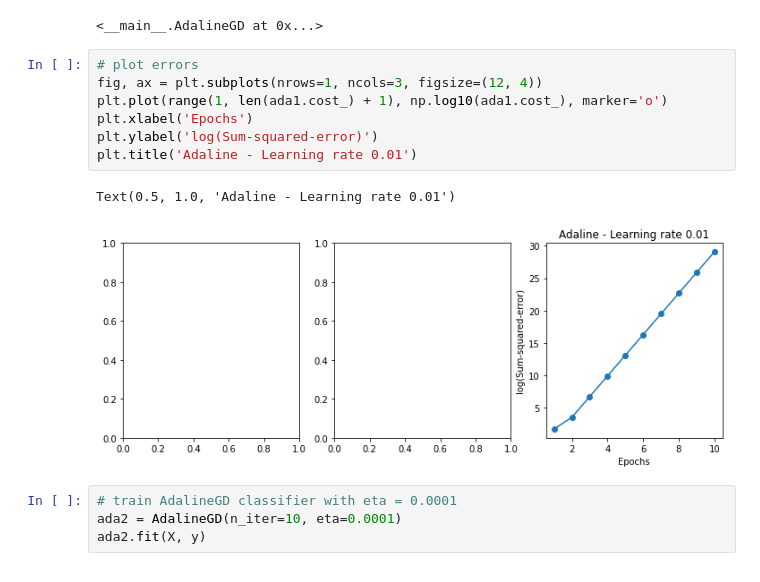
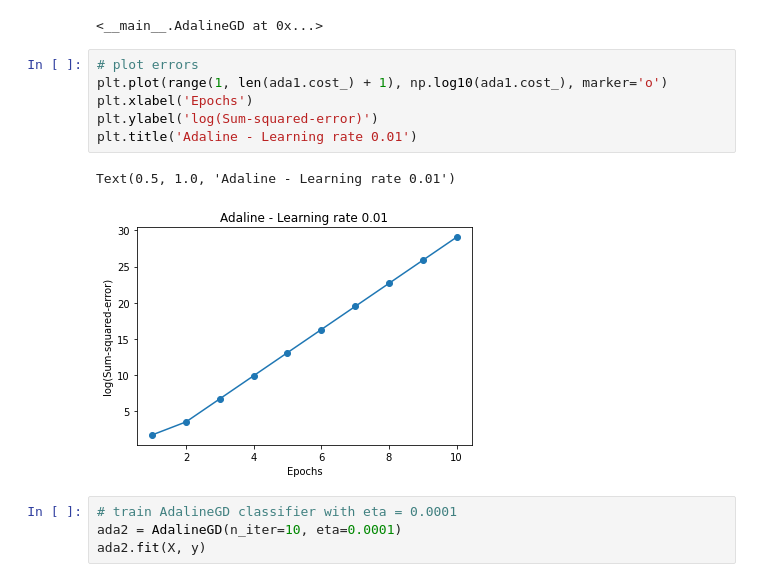
Before and after one commit to slevgolo/book-python-machine-learning, a Jupyter notebook: application/app/Chapter2/ch2.ipynb, the cells around one changed output. Drawn from its saved outputs; the diff is of its cells as text.

```diff
--- a/application/app/Chapter2/ch2.ipynb
+++ b/application/app/Chapter2/ch2.ipynb
@@ -306,14 +314,13 @@ ada1.fit(X, y)
 <__main__.AdalineGD at 0x...>
 # %%
 # plot errors
-fig, ax = plt.subplots(nrows=1, ncols=3, figsize=(12, 4))
 plt.plot(range(1, len(ada1.cost_) + 1), np.log10(ada1.cost_), marker='o')
 plt.xlabel('Epochs')
 plt.ylabel('log(Sum-squared-error)')
 plt.title('Adaline - Learning rate 0.01')
 # %% [output]
 Text(0.5, 1.0, 'Adaline - Learning rate 0.01')
-[figure, old version]
+[figure, new version]
 # %%
 # train AdalineGD classifier with eta = 0.0001
 ada2 = AdalineGD(n_iter=10, eta=0.0001)
```
Also changed, not shown: parts of 5 cells of this notebook, 1 other file.
